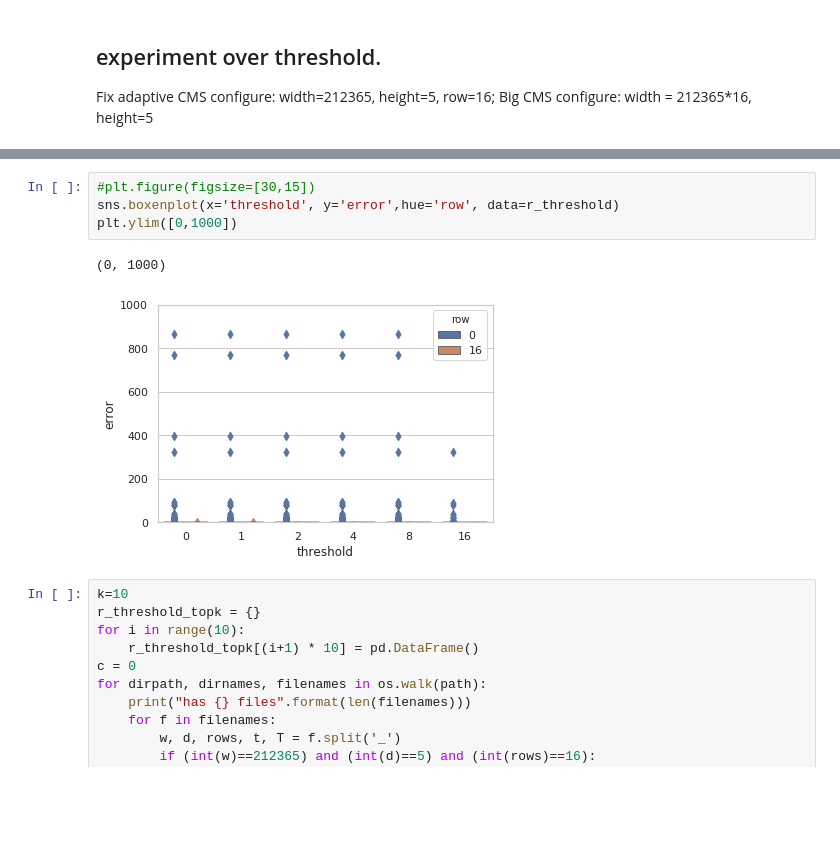
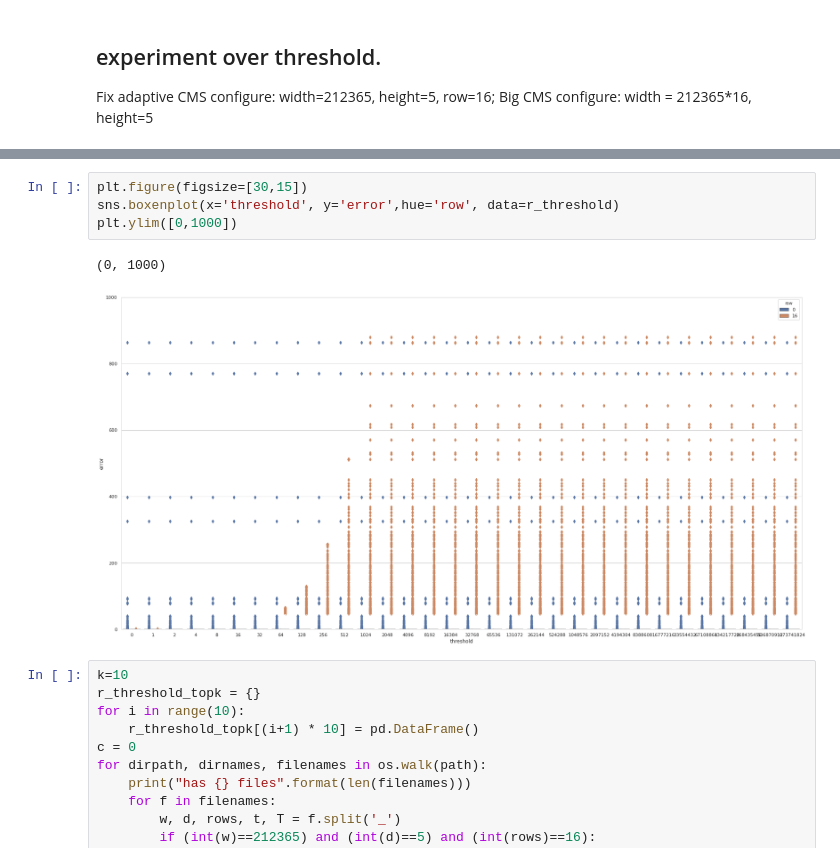
Before and after one commit to clairehxq/adaptive_cms, a Jupyter notebook: res_result-1m_distinct_keys.ipynb, the cells around one changed output, grey strips where cells are left out. Drawn from its saved outputs; the diff is of its cells as text; blank space fills up the shorter version.

Commit message:
add figures

```diff
--- a/res_result-1m_distinct_keys.ipynb
+++ b/res_result-1m_distinct_keys.ipynb
@@ -271,10 +296,10 @@ m.sort_values(by='error')
 # %%
-#plt.figure(figsize=[30,15])
+plt.figure(figsize=[30,15])
 sns.boxenplot(x='threshold', y='error',hue='row', data=r_threshold)
 plt.ylim([0,1000])
 # %% [output]
 (0, 1000)
-[figure, old version]
+[figure, new version]
 # %%
 k=10
 r_threshold_topk = {}
```
Also changed, not shown: parts of 6 cells of this notebook, 20 other files.
